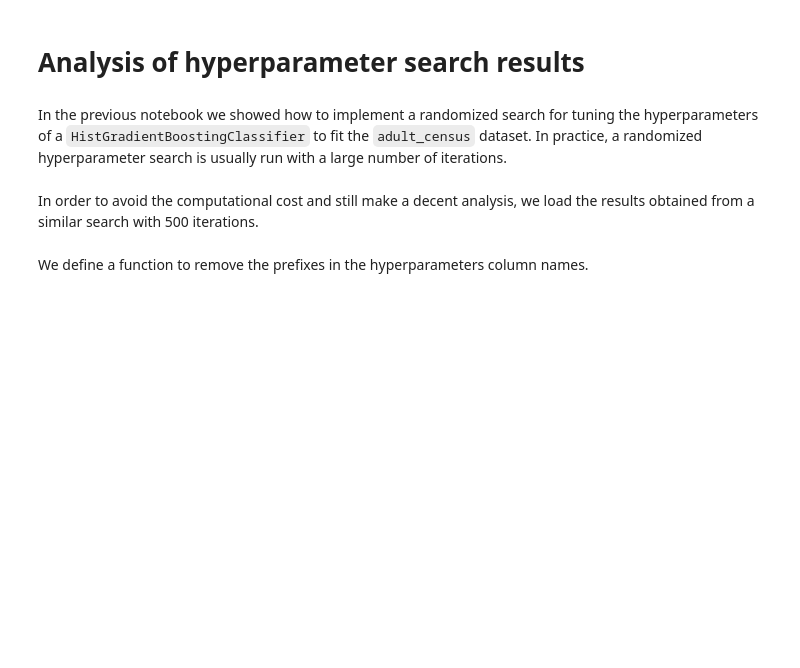
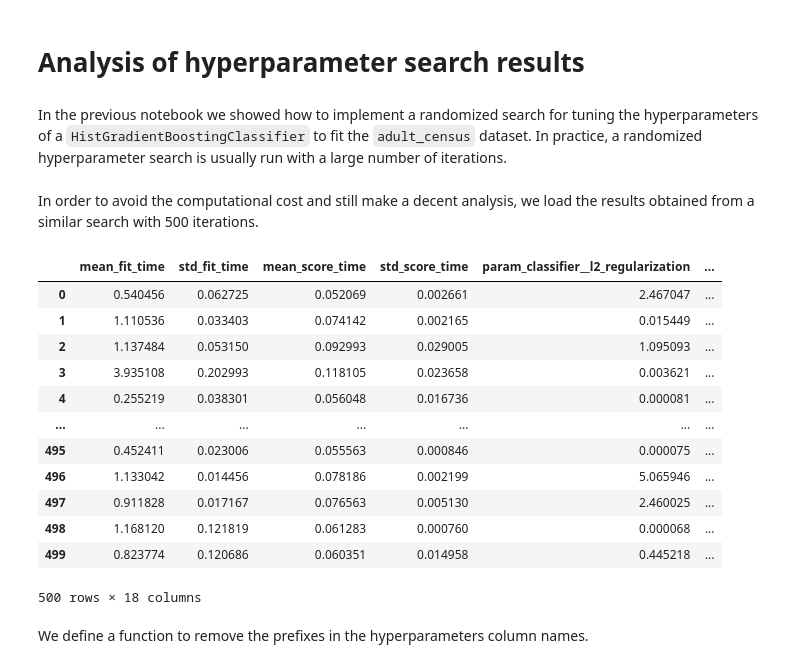
Before and after one commit to royaad/INRIA-ML-scikit-learn, a Jupyter notebook: Module 3/323_parameter_tuning_parallel_plot.ipynb, the cells around one changed output. Drawn from its saved outputs; the diff is of its cells as text; code cells hidden in the pictures; blank space fills up the shorter version.

```diff
--- a/Module 3/323_parameter_tuning_parallel_plot.ipynb
+++ b/Module 3/323_parameter_tuning_parallel_plot.ipynb
@@ -11,10 +11,24 @@ load the results obtained from a similar search with 500 iterations.
 # %%
 import pandas as pd
 
 cv_results = pd.read_csv(
-    "../figures/randomized_search_results.csv", index_col=0
+    "../datasets/randomized_search_results.csv", index_col=0
 )
 cv_results
+# %% [output]
+|  | mean_fit_time | std_fit_time | mean_score_time | std_score_time | param_classifier__l2_regularization | ... |
+| 0 | 0.540456 | 0.062725 | 0.052069 | 0.002661 | 2.467047 | ... |
+| 1 | 1.110536 | 0.033403 | 0.074142 | 0.002165 | 0.015449 | ... |
+| 2 | 1.137484 | 0.053150 | 0.092993 | 0.029005 | 1.095093 | ... |
+| 3 | 3.935108 | 0.202993 | 0.118105 | 0.023658 | 0.003621 | ... |
+| 4 | 0.255219 | 0.038301 | 0.056048 | 0.016736 | 0.000081 | ... |
+| ... | ... | ... | ... | ... | ... | ... |
+| 495 | 0.452411 | 0.023006 | 0.055563 | 0.000846 | 0.000075 | ... |
+| 496 | 1.133042 | 0.014456 | 0.078186 | 0.002199 | 5.065946 | ... |
+| 497 | 0.911828 | 0.017167 | 0.076563 | 0.005130 | 2.460025 | ... |
+| 498 | 1.168120 | 0.121819 | 0.061283 | 0.000760 | 0.000068 | ... |
+| 499 | 0.823774 | 0.120686 | 0.060351 | 0.014958 | 0.445218 | ... |
+500 rows × 18 columns
 # %% [markdown]
 We define a function to remove the prefixes in the hyperparameters column
 names.
```
Also changed, not shown: parts of 2 cells of this notebook, 9 other files.
